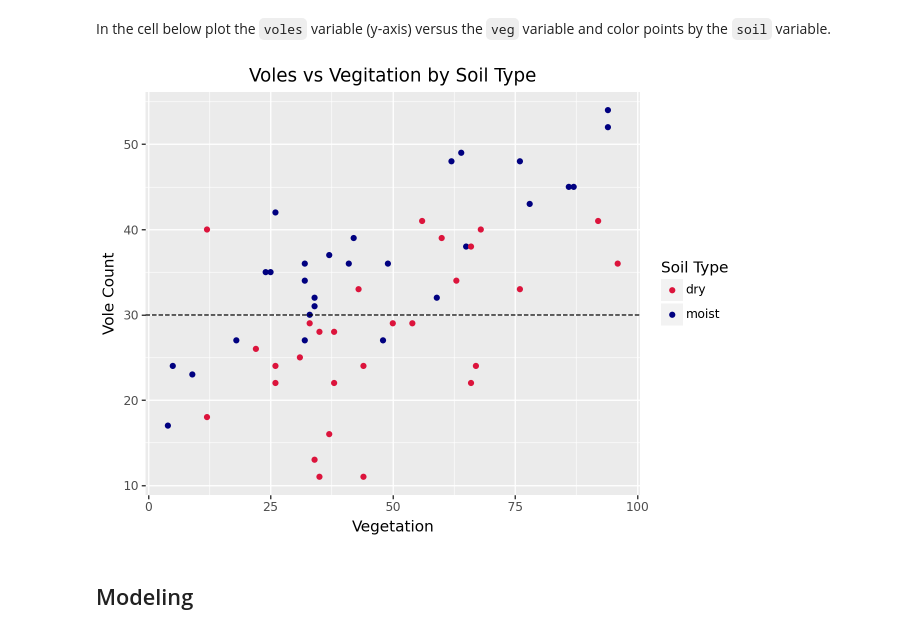
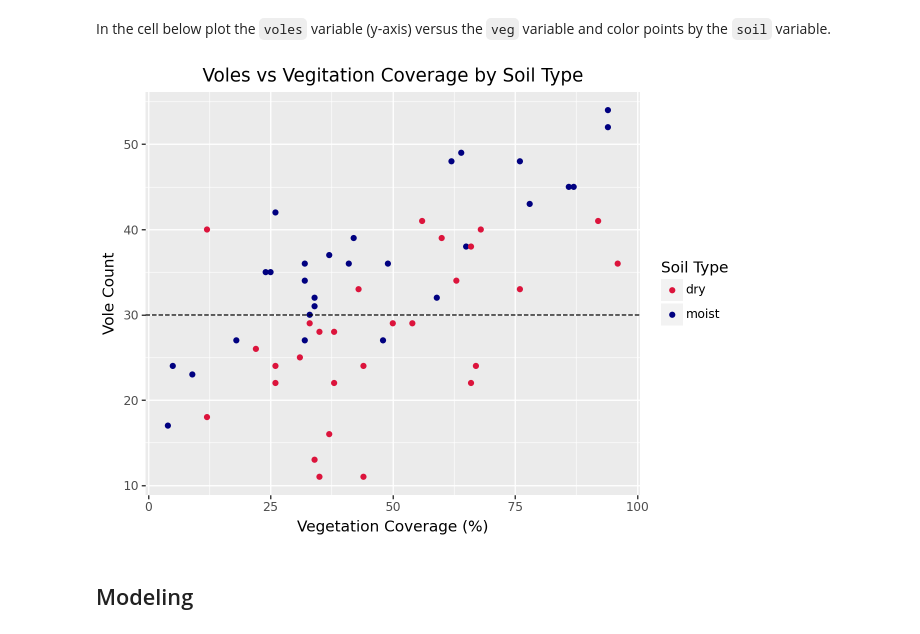
Before and after one commit to UNC-DATA-730/unit-6-assignment-JasperSylvestre, a Jupyter notebook: assignment6.ipynb, the cells around one changed output. Drawn from its saved outputs; the diff is of its cells as text; code cells hidden in the pictures.

```diff
--- a/assignment6.ipynb
+++ b/assignment6.ipynb
@@ -58,16 +58,16 @@ In the cell below plot the `voles` variable (y-axis) versus the `veg` variable a
 # %%
 # Plot using plotnine
 (
     ggplot(df_voles, aes(x="veg", y="voles", color="soil"))
     + geom_point()
     + scale_color_manual(values=["crimson", "navy"], name="Soil Type")
-    + xlab("Vegetation")
+    + xlab("Vegetation Coverage (%)")
     + ylab("Vole Count")
-    + ggtitle("Voles vs Vegitation by Soil Type")
+    + ggtitle("Voles vs Vegitation Coverage by Soil Type")
     + geom_hline(yintercept=30, linetype="dashed", color="black")
 )
 # %% [output]
-[figure, old version]
+[figure, new version]
 # %% [markdown]
 ## Modeling
 # %% [markdown]
```
